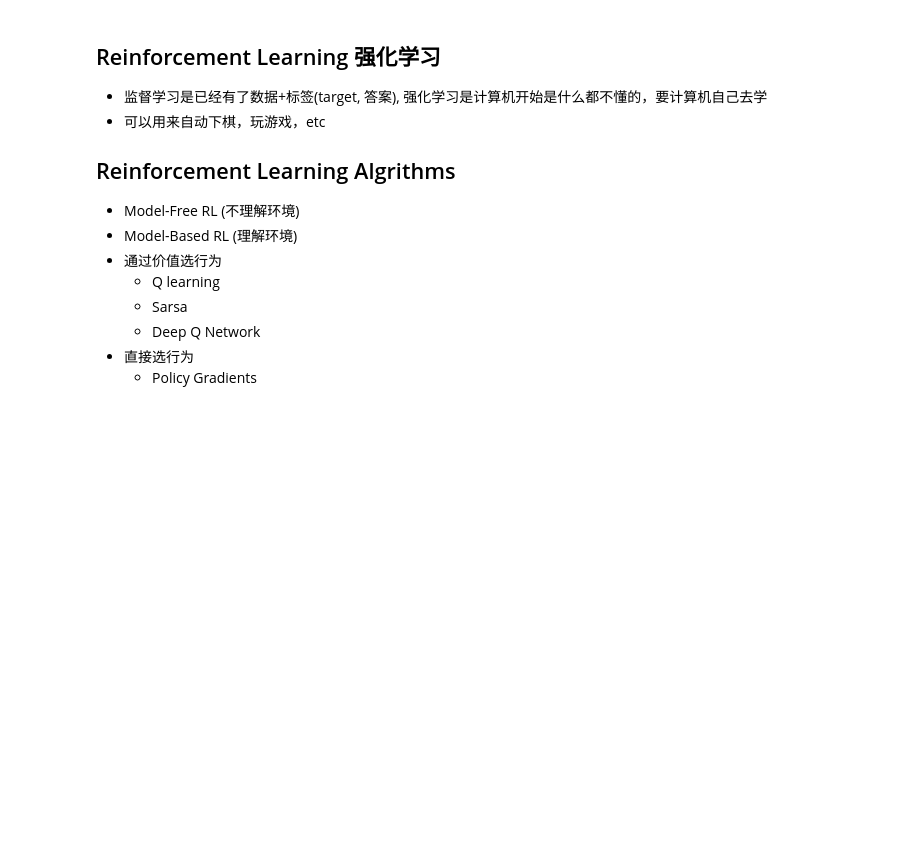
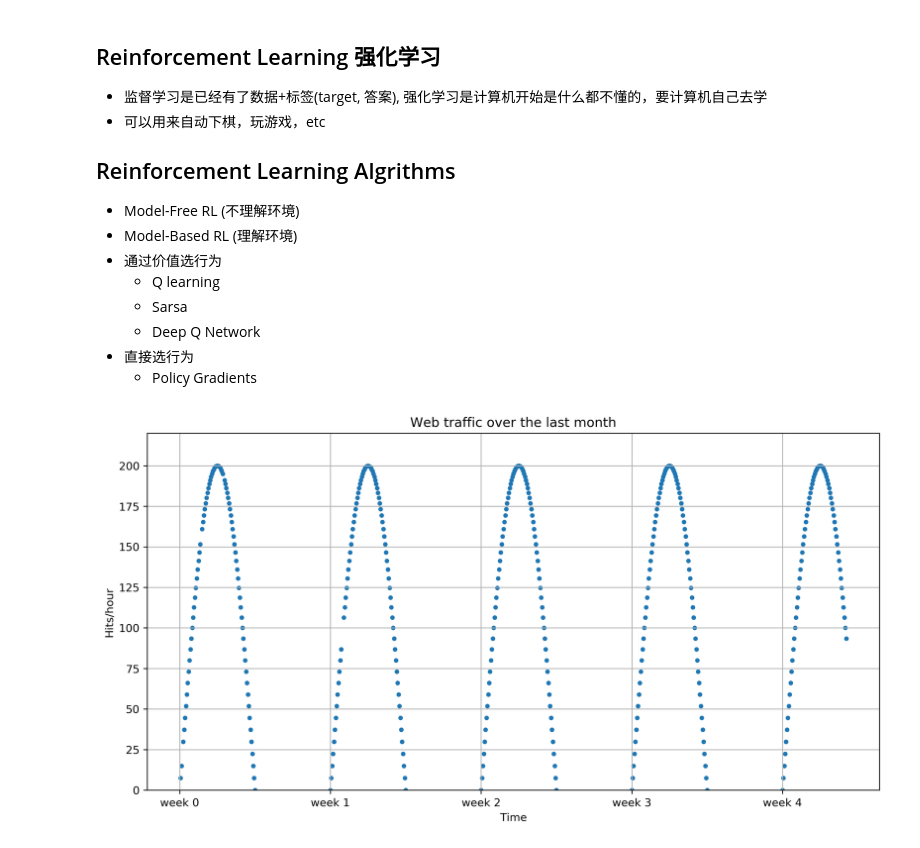
Before and after one commit to zhongzhu/learn-jupiter-notes, a Jupyter notebook: learn_scikit_learn.ipynb, the cells around one changed output. Saved outputs shown, nothing was run; the diff lists cells and outputs as text; code cells hidden in the pictures; blank space fills up the shorter version.

```diff
--- a/learn_scikit_learn.ipynb
+++ b/learn_scikit_learn.ipynb
@@ -261,3 +261,82 @@ accuracy with normalization:  0.9222222222222223
     * Deep Q Network
 *  直接选行为
     * Policy Gradients
+# %%
+# This script generates web traffic data for our hypothetical
+# web startup "MLaaS"
+
+import os
+import numpy as np
+from scipy.stats import gamma
+import matplotlib.pyplot as plt
+%matplotlib inline
+
+DATA_DIR = os.path.join(os.getcwd(), "data")
+CHART_DIR = os.path.join(os.getcwd(), "charts")
+
+for d in [DATA_DIR, CHART_DIR]:
+    if not os.path.exists(d):
+        os.mkdir(d)
+
+np.random.seed(3)  # to reproduce the data later on
+
+def gen_web_traffic_data():
+    '''
+    This function generates some fake data that first shows a weekly pattern
+    for a couple weeks before it grows exponentially.
+    '''
+    x = np.arange(1, 31*24)
+    y = np.array(200*(np.sin(2*np.pi*x/(7*24))), dtype=np.float32)
+    y += gamma.rvs(15, loc=0, scale=100, size=len(x))
+#     y += 2 * np.exp(x/100.0)
+#     y = np.ma.array(y, mask=[y<0])
+
+    # We introduce some "real-world" data, to later demonstrate how to clean
+    # it conveniently.
+    y[[2,23,48,95,154,180,181,210]] = np.nan
+
+    return x, y
+
+def plot_web_traffic(x, y, models=None, mx=None, ymax=None, fig_idx=None):
+    '''
+    Plot the web traffic (y) over time (x).
+
+    If models is given, it is expected to be a list fitted models,
+    which will be plotted as well (used later in this chapter).
+    '''
+    plt.figure(figsize=(12,6), dpi=300) # width and height of the plot in inches
+    plt.scatter(x, y, s=10)
+    plt.title("Web traffic over the last month")
+    plt.xlabel("Time")
+    plt.ylabel("Hits/hour")
+    plt.xticks([w*7*24 for w in range(20)],
+               ['week %i' %w for w in range(20)])
+
+    if models:
+        colors = ['g', 'k', 'b', 'm', 'r']
+        linestyles = ['-', '-.', '--', ':', '-']
+
+        if mx is None:
+            mx = np.linspace(0, x[-1], 1000)
+        for model, style, color in zip(models, linestyles, colors):
+            plt.plot(mx, model(mx), linestyle=style, linewidth=2, c=color)
+
+        plt.legend(["d=%i" % m.order for m in models], loc="upper left")
+
+    plt.autoscale()
+    if ymax:
+        plt.ylim(ymax=ymax)
+
+    plt.grid()
+    plt.ylim(ymin=0)
+
+    if fig_idx is not None:
+        plt.savefig(os.path.join(CHART_DIR, "B09124_01_%s.png" % fig_idx))
+
+x, y = gen_web_traffic_data()
+np.savetxt(os.path.join(DATA_DIR, "web_traffic.tsv"),
+           list(zip(x, y)), delimiter="\t", fmt="%f")
+
+plot_web_traffic(x, y, fig_idx="01")
+# %% [output]
+[figure, added]
```
Also changed, not shown: 1 other file.
